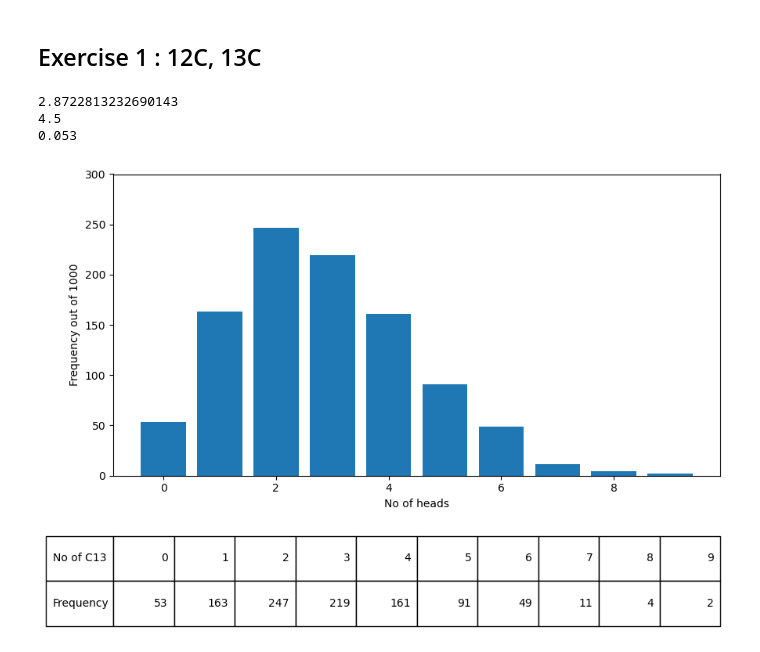
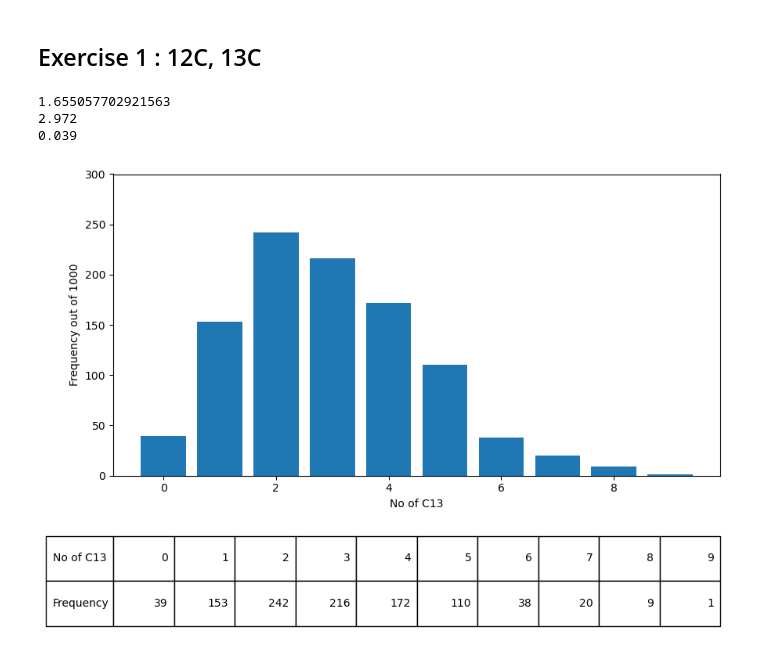
Before and after one commit to SPS-SP2273/learning-portfolio-tunnminn, a Jupyter notebook: random numbers/random_numbers_(need).ipynb, the cells around one changed output. Cells and saved outputs as stored; diff of their text form; code cells hidden in the pictures.

```diff
--- a/random numbers/random_numbers_(need).ipynb
+++ b/random numbers/random_numbers_(need).ipynb
@@ -223,30 +220,30 @@ plt.show()
 # %%
 no_of_C_atoms = 27
 no_of_cholesterol = 1000
 
-def cholesterol_C13(no_of_C_atoms=27, probability=0.1):
+def cholesterol_C13(no_of_C_atoms=27, probability=0.111):
     results = np.random.rand(no_of_C_atoms)
     no_of_C13 = np.sum(results<=probability)
     return no_of_C13
-result = [cholesterol_C13(no_of_C_atoms=27) for _ in range(no_of_cholesterol)]
+result = [cholesterol_C13() for _ in range(no_of_cholesterol)]
 no_of_C13, C13_counts = np.unique(result, return_counts=True)
 
 plt.rcParams['figure.figsize'] = (10,5)
 plt.bar(no_of_C13, C13_counts );
-plt.xlabel('No of heads')
+plt.xlabel('No of C13')
 plt.ylabel(f'Frequency out of {no_of_cholesterol}')
 plt.ylim(0, 300)
 plt.table([no_of_C13, C13_counts],
           rowLabels=['No of C13', 'Frequency'],
           loc='bottom',
           bbox=[0, -0.5, 1, 0.3])
-print(np.std(no_of_C13))
-print(np.mean(no_of_C13))
+print(np.std(result))
+print(np.mean(result))
 
 p_C13_0 = C13_counts[0]/no_of_cholesterol
 print(p_C13_0)
 # %% [output]
-2.8722813232690143
-4.5
-0.053
+1.655057702921563
+2.972
+0.039
-[figure, old version]
+[figure, new version]
```
Also changed, not shown: parts of 13 cells of this notebook.
